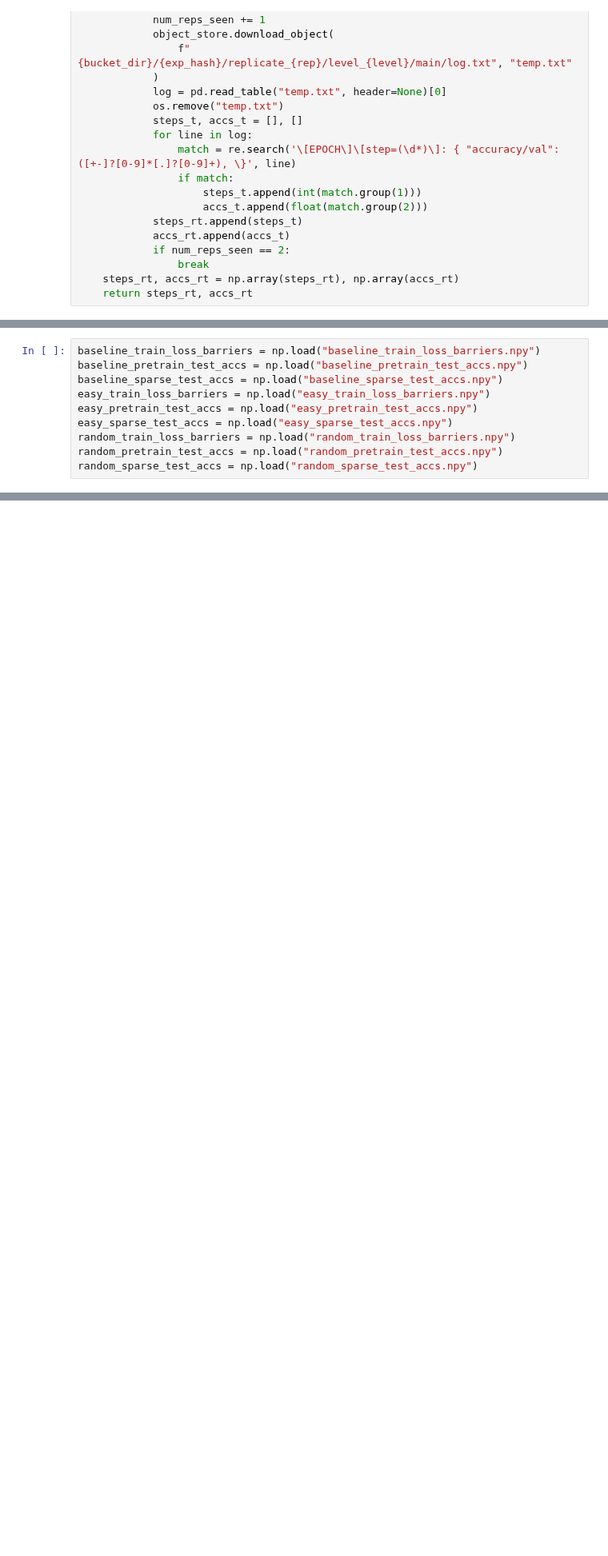
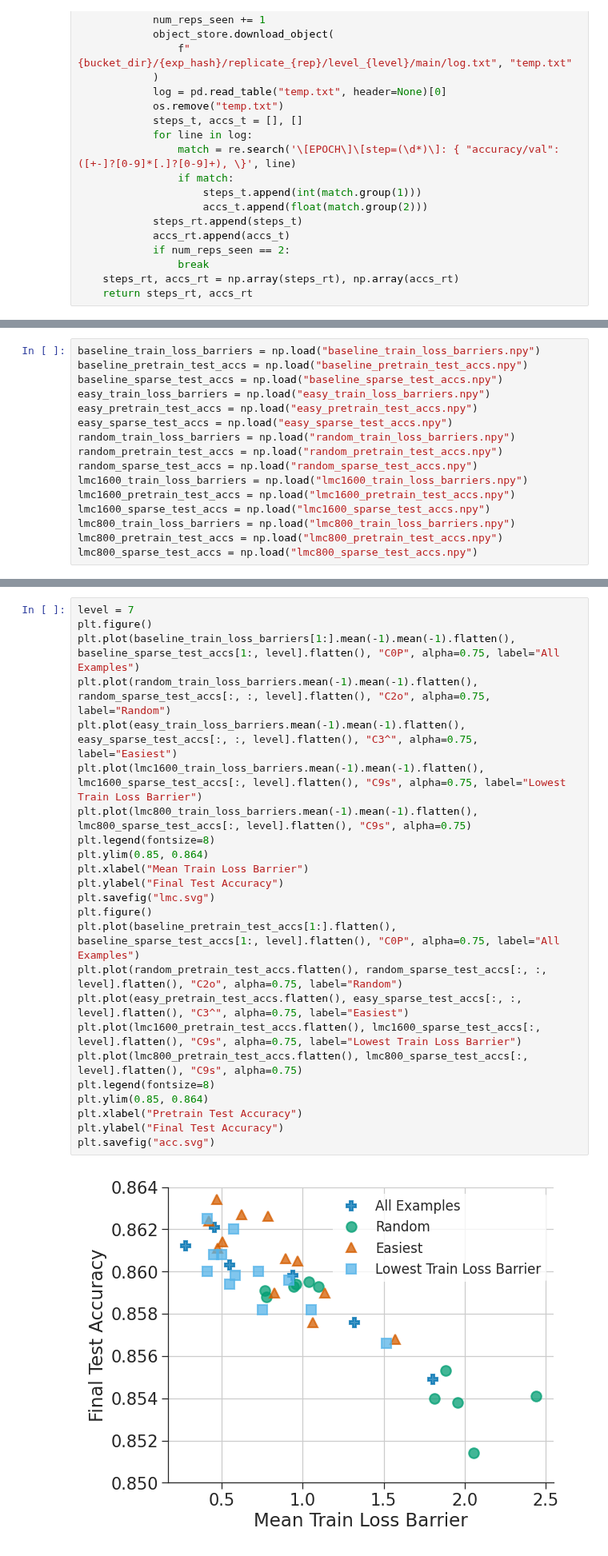
Before and after one commit to mansheej/lth_diet, a Jupyter notebook: ipynbs/LMC.ipynb, the cells around one changed output, grey strips where cells are left out. Shown at 80% size. Saved outputs shown, nothing was run; the diff lists cells and outputs as text; blank space fills up the shorter version.

```diff
--- a/ipynbs/LMC.ipynb
+++ b/ipynbs/LMC.ipynb
@@ -497,3 +501,9 @@ easy_sparse_test_accs = np.load("easy_sparse_test_accs.npy")
 random_train_loss_barriers = np.load("random_train_loss_barriers.npy")
 random_pretrain_test_accs = np.load("random_pretrain_test_accs.npy")
 random_sparse_test_accs = np.load("random_sparse_test_accs.npy")
+lmc1600_train_loss_barriers = np.load("lmc1600_train_loss_barriers.npy")
+lmc1600_pretrain_test_accs = np.load("lmc1600_pretrain_test_accs.npy")
+lmc1600_sparse_test_accs = np.load("lmc1600_sparse_test_accs.npy")
+lmc800_train_loss_barriers = np.load("lmc800_train_loss_barriers.npy")
+lmc800_pretrain_test_accs = np.load("lmc800_pretrain_test_accs.npy")
+lmc800_sparse_test_accs = np.load("lmc800_sparse_test_accs.npy")
@@ -513,0 +510,26 @@ plt.plot(random_pretrain_test_accs.flatten(), random_sparse_test_accs[:, :, leve
+# %%
+level = 7
+plt.figure()
+plt.plot(baseline_train_loss_barriers[1:].mean(-1).mean(-1).flatten(), baseline_sparse_test_accs[1:, level].flatten(), "C0P", alpha=0.75, label="All Examples")
+plt.plot(random_train_loss_barriers.mean(-1).mean(-1).flatten(), random_sparse_test_accs[:, :, level].flatten(), "C2o", alpha=0.75, label="Random")
+plt.plot(easy_train_loss_barriers.mean(-1).mean(-1).flatten(), easy_sparse_test_accs[:, :, level].flatten(), "C3^", alpha=0.75, label="Easiest")
+plt.plot(lmc1600_train_loss_barriers.mean(-1).mean(-1).flatten(), lmc1600_sparse_test_accs[:, level].flatten(), "C9s", alpha=0.75, label="Lowest Train Loss Barrier")
+plt.plot(lmc800_train_loss_barriers.mean(-1).mean(-1).flatten(), lmc800_sparse_test_accs[:, level].flatten(), "C9s", alpha=0.75)
+plt.legend(fontsize=8)
+plt.ylim(0.85, 0.864)
+plt.xlabel("Mean Train Loss Barrier")
+plt.ylabel("Final Test Accuracy")
+plt.savefig("lmc.svg")
+plt.figure()
+plt.plot(baseline_pretrain_test_accs[1:].flatten(), baseline_sparse_test_accs[1:, level].flatten(), "C0P", alpha=0.75, label="All Examples")
+plt.plot(random_pretrain_test_accs.flatten(), random_sparse_test_accs[:, :, level].flatten(), "C2o", alpha=0.75, label="Random")
+plt.plot(easy_pretrain_test_accs.flatten(), easy_sparse_test_accs[:, :, level].flatten(), "C3^", alpha=0.75, label="Easiest")
+plt.plot(lmc1600_pretrain_test_accs.flatten(), lmc1600_sparse_test_accs[:, level].flatten(), "C9s", alpha=0.75, label="Lowest Train Loss Barrier")
+plt.plot(lmc800_pretrain_test_accs.flatten(), lmc800_sparse_test_accs[:, level].flatten(), "C9s", alpha=0.75)
+plt.legend(fontsize=8)
+plt.ylim(0.85, 0.864)
+plt.xlabel("Pretrain Test Accuracy")
+plt.ylabel("Final Test Accuracy")
+plt.savefig("acc.svg")
+# %% [output]
+[figure, added]
```
Also changed, not shown: parts of 18 cells of this notebook.
